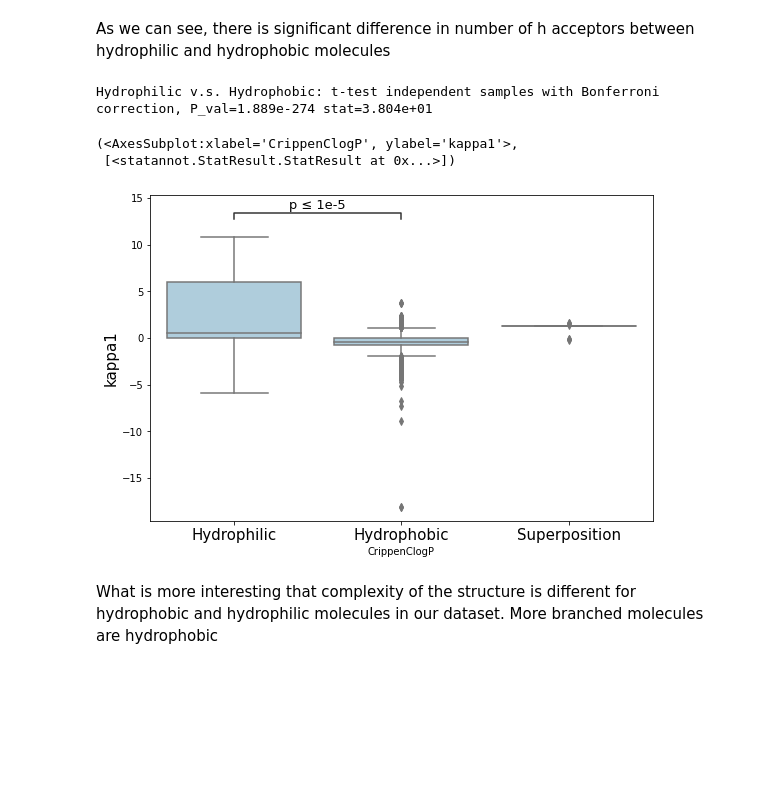
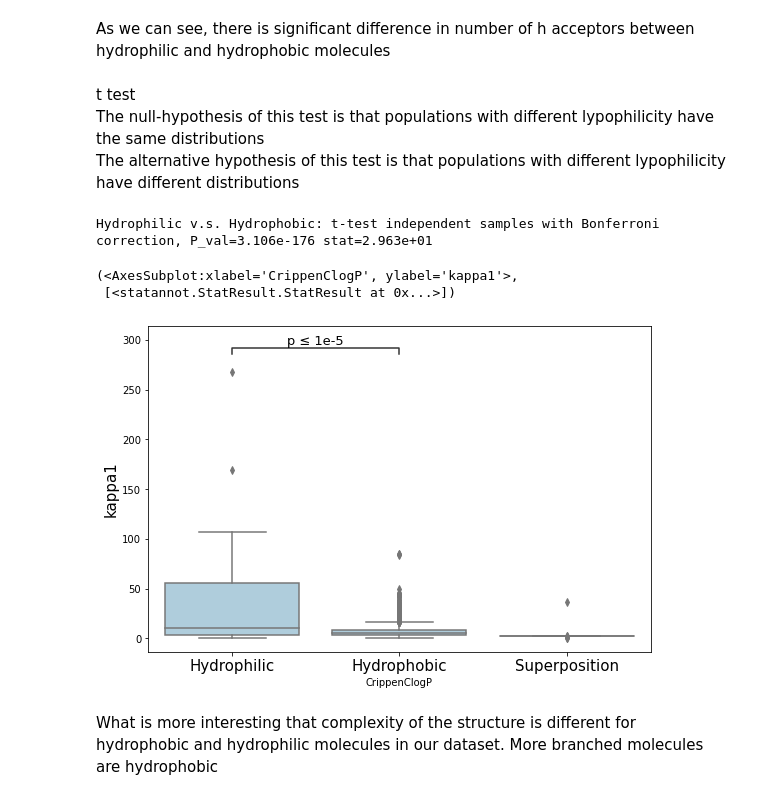
Before and after one commit to wwapper/ML_course, a Jupyter notebook: HW2.ipynb, the cells around one changed output. Saved outputs shown, nothing was run; the diff lists cells and outputs as text; code cells hidden in the pictures; blank space fills up the shorter version.

```diff
--- a/HW2.ipynb
+++ b/HW2.ipynb
@@ -211,20 +231,24 @@ Hydrophilic v.s. Hydrophobic: t-test independent samples with Bonferroni correct
 [figure]
 # %% [markdown]
 As we can see, there is significant difference in number of h acceptors between hydrophilic and hydrophobic molecules
+# %% [markdown]
+t test<br>
+The null-hypothesis of this test is that populations with different lypophilicity have the same distributions<br>
+The alternative hypothesis of this test is that populations with different lypophilicity have different distributions
 # %%
 from statannot import add_stat_annotation
 f, g = plt.subplots(figsize=(9, 6))
-g = sns.boxplot(x='CrippenClogP', y='hallKierAlpha', data=df, color='#A7D0E4')
-g.set_ylabel( r'hallKierAlpha', fontsize = 15)
+g = sns.boxplot(x='CrippenClogP', y='kappa1', data=df, color='#A7D0E4')
+g.set_ylabel( r'kappa1', fontsize = 15)
 g.set_xticklabels(g.get_xmajorticklabels(), fontsize = 15)
-add_stat_annotation(g, data=df, x='CrippenClogP', y='hallKierAlpha',
+add_stat_annotation(g, data=df, x='CrippenClogP', y='kappa1',
                     box_pairs=[('Hydrophobic', 'Hydrophilic')],
                     test='t-test_ind', text_format='simple', loc='inside', verbose=2, fontsize = 13, comparisons_correction='bonferroni')
 # %% [output]
-Hydrophilic v.s. Hydrophobic: t-test independent samples with Bonferroni correction, P_val=1.889e-274 stat=3.804e+01
+Hydrophilic v.s. Hydrophobic: t-test independent samples with Bonferroni correction, P_val=3.106e-176 stat=2.963e+01
 (<AxesSubplot:xlabel='CrippenClogP', ylabel='kappa1'>,
  [<statannot.StatResult.StatResult at 0x...>])
-[figure, old version]
+[figure, new version]
 # %% [markdown]
 What is more interesting that complexity of the structure is different for hydrophobic and hydrophilic molecules in our dataset.
 More branched molecules are hydrophobic
```
Also changed, not shown: parts of 19 cells of this notebook, 2 other files.
